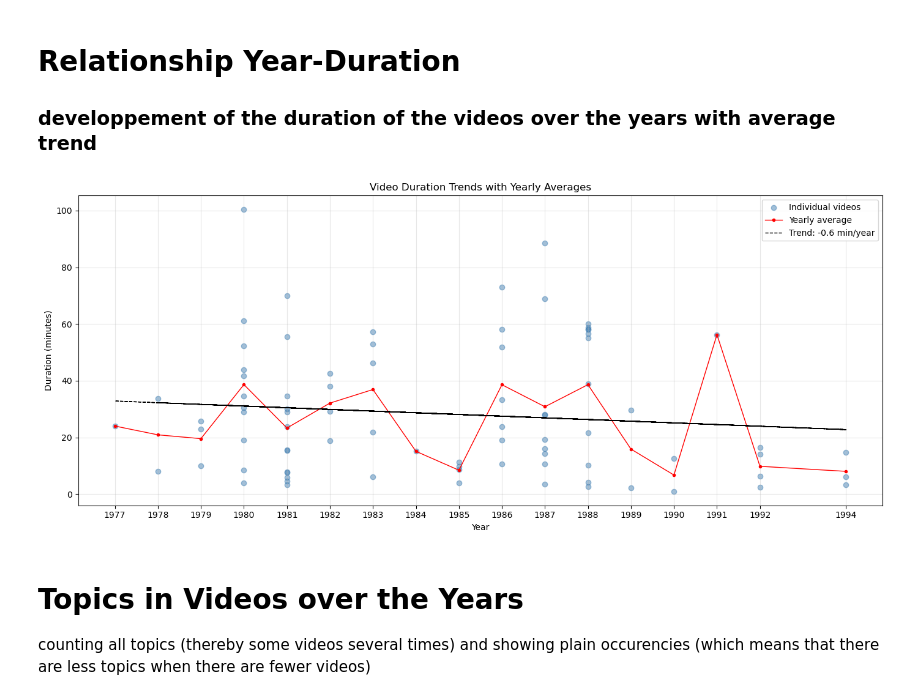
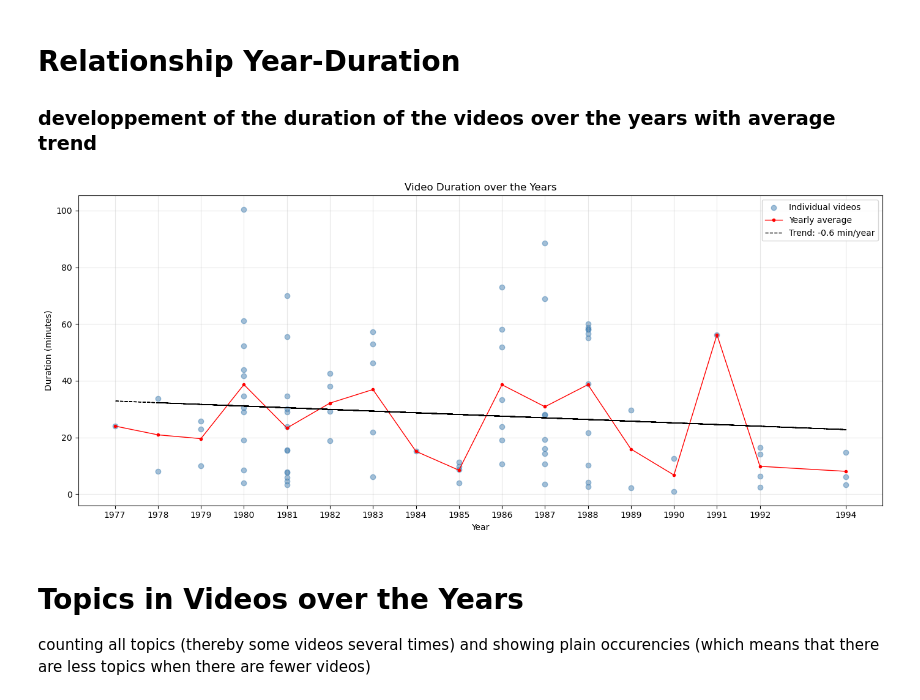
Before and after one commit to klotho17/stadt-in-bewegung-ipynb, a Jupyter notebook: data-exploration.ipynb, the cells around one changed output. Saved outputs shown, nothing was run; the diff lists cells and outputs as text; code cells hidden in the pictures.

```diff
--- a/data-exploration.ipynb
+++ b/data-exploration.ipynb
@@ -421,14 +411,9 @@ plt.show()
 # %%
 # scatter plot to find out relationship between length and year
 
-# simple scatter plot
-#df.plot.scatter(x='year', y='duration_minutes', linewidths=1)
-
-# Sample data preparation (replace with your actual df)
-
 # Calculate Averages
 yearly_avg = df.groupby('year')['duration_minutes'].mean().reset_index()
-overall_trend = np.polyfit(df['year'], df['duration_minutes'], 1)  # Linear regression
+overall_trend = np.polyfit(df['year'], df['duration_minutes'], 1)
 
 plt.figure(figsize=(14, 6))
 
@@ -445,39 +430,38 @@ plt.scatter(
 plt.plot(
     yearly_avg['year'],
     yearly_avg['duration_minutes'],
-    'ro-',  # Red circles with connecting line
+    'ro-',
     markersize=3,
     linewidth=1,
     label='Yearly average'
 )
 
 # Overall trend line (black dashed)
 plt.plot(
     df['year'],
     np.polyval(overall_trend, df['year']),
-    'k--',  # Black dashed line
+    'k--',
     linewidth=1,
     label=f'Trend: {overall_trend[0]:.1f} min/year'
 )
 
 # Force integer years on x-axis
 all_years = sorted(df['year'].unique())
 plt.xticks(
     ticks=all_years,
-    labels=[int(y) for y in all_years],  # Ensure no decimal years
-    #rotation=45
+    labels=[int(y) for y in all_years]
 )
 
 plt.xlabel('Year')
 plt.ylabel('Duration (minutes)')
-plt.title('Video Duration Trends with Yearly Averages')
+plt.title('Video Duration over the Years')
 plt.grid(alpha=0.3)
 plt.legend()
 
 plt.tight_layout()
 plt.show()
 # %% [output]
-[figure, old version]
+[figure, new version]
 # %% [markdown]
 # Topics in Videos over the Years
 counting all topics (thereby some videos several times) and showing plain occurencies (which means that there are less topics when there are fewer videos)
```
Also changed, not shown: parts of 16 cells of this notebook.
